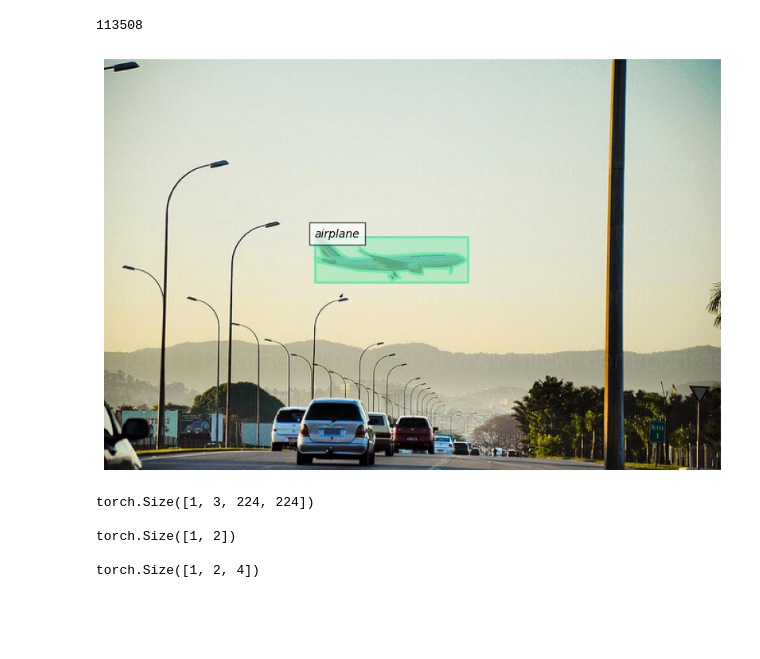
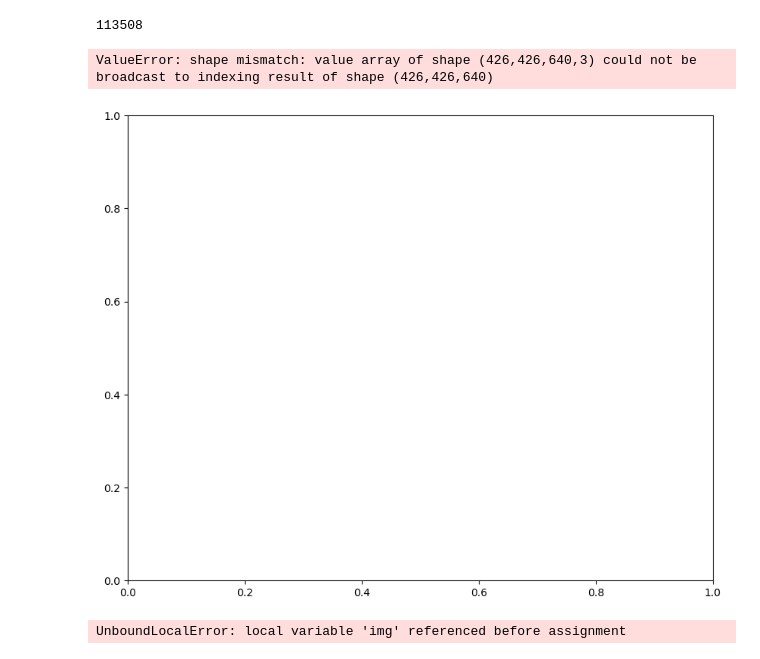
Before and after one commit to euphoria0-0/Neural-Causation-Coefficient, a Jupyter notebook: FeatureExtraction.ipynb, the cells around one changed output. Cells and saved outputs as stored; diff of their text form; code cells hidden in the pictures; blank space fills up the shorter version.

Commit message:
edit bboxs

```diff
--- a/FeatureExtraction.ipynb
+++ b/FeatureExtraction.ipynb
@@ -151,21 +157,28 @@ with open('data/coco/trainIds.txt', 'w') as f:
 # %%
 # load and display instance annotations
 fig, ax = plt.subplots(figsize=(10, 8))
 # img = coco.loadImgs(imgIds[np.random.randint(0,len(imgIds))])[0]
-img = coco.loadImgs(81922)[0]
+img = coco.loadImgs(221184)[0]
 # load and display image
 # I = io.imread('%s/images/%s/%s'%(dataDir,dataType,img['file_name']))
 # use url to load image
 I = io.imread(img['coco_url'])
-ax.imshow(I); plt.axis('off')
+# ax.imshow(I); plt.axis('off')
 annIds = coco.getAnnIds(imgIds=img['id'], catIds=coco.getCatIds(catNms=categories[0]), iscrowd=None)
 anns = coco.loadAnns(annIds)
 coco.showAnns(anns, draw_bbox=True)
+masks = np.zeros((img['height'],img['width']))
 for i, ann in enumerate(anns):
-    ax.text(anns[i]['bbox'][0], anns[i]['bbox'][1], coco_cats[anns[i]['category_id']], style='italic',
-            bbox={'facecolor': 'white', 'alpha': 0.7, 'pad': 5})
+    masks[coco.annToMask(ann)==1] = 1
+    # ax.text(anns[i]['bbox'][0], anns[i]['bbox'][1], coco_cats[anns[i]['category_id']], style='italic',
+    #         bbox={'facecolor': 'white', 'alpha': 0.7, 'pad': 5})
+masks = masks.astype(np.int8)
+# I[:,masks] = 0
+
+ax.imshow(I); plt.axis('off')
 # %% [output]
+ValueError: shape mismatch: value array of shape (426,426,640,3) could not be broadcast to indexing result of shape (426,426,640)
-[figure, old version]
+[figure, new version]
 # %%
 # MSCOCO image (bbox + label)
 class COCODataset(Dataset):
@@ -213,18 +237,16 @@ transform = T.Compose([
 dataset = COCODataset(transform=transform)
 dataloader = DataLoader(dataset, batch_size=1)
 # %%
+idx = 0
 for data in dataloader:
-    print(data[0].shape)
-    print()
-    print(data[1].shape)
-    print()
-    print(data[2].shape)
-    print()
-
-    break
+    # print(data[0].shape)
+    # print()
+    # print(data[1].shape)
+    # print()
+    # print(data[2].shape)
+    # print()
+    idx+=1
+    if idx == 2:
+        break
 # %% [output]
-torch.Size([1, 3, 224, 224])
-
-torch.Size([1, 2])
-
-torch.Size([1, 2, 4])
+UnboundLocalError: local variable 'img' referenced before assignment
```
Also changed, not shown: parts of 10 cells of this notebook.
